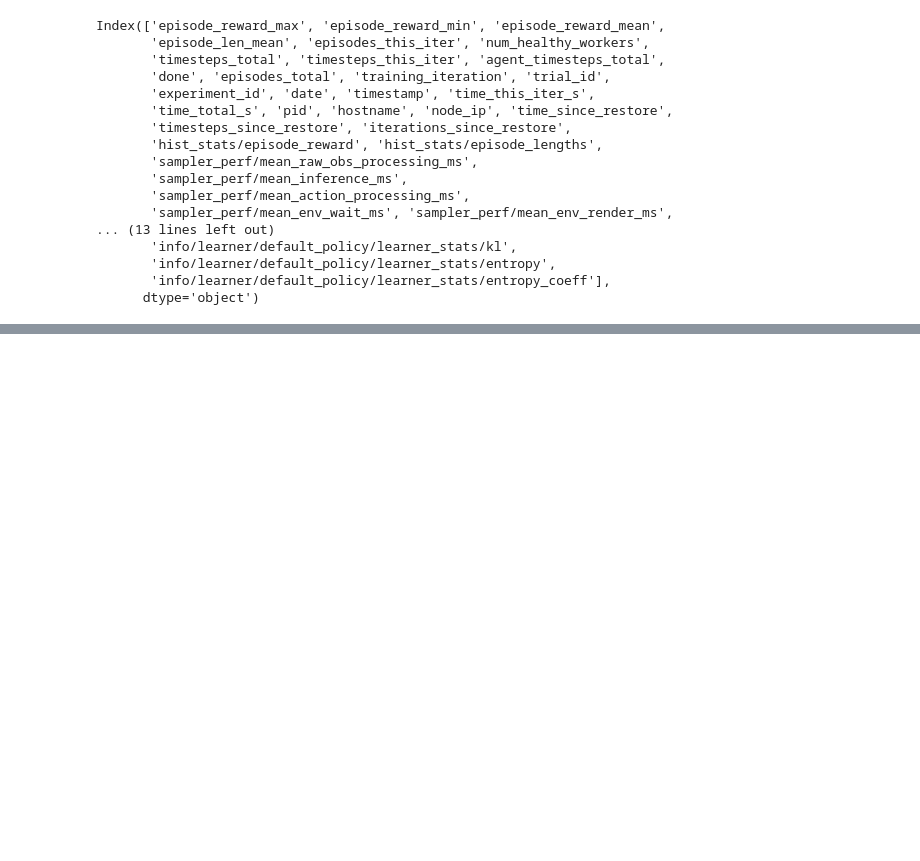
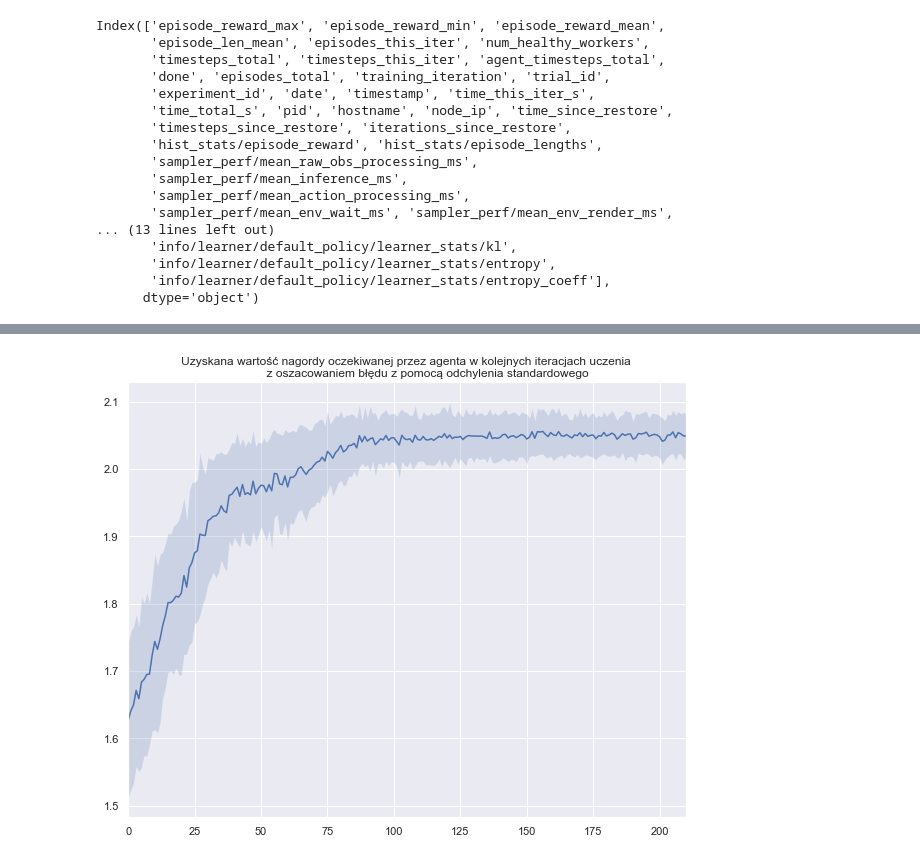
Before and after one commit to MilkSilk/masters_thesis, a Jupyter notebook: game_balance/src/figure_generation.ipynb, the cells around one changed output, grey strips where cells are left out. Cells and saved outputs as stored; diff of their text form; code cells hidden in the pictures; blank space fills up the shorter version.

```diff
--- a/game_balance/src/figure_generation.ipynb
+++ b/game_balance/src/figure_generation.ipynb
@@ -190,0 +218,27 @@ sns.relplot(
+# %%
+tsplot_data = plot_data.loc[:,['hist_stats/episode_reward']]
+# tsplot_data["avg"] = plot_data['hist_stats/episode_reward'].mean()
+# tsplot_data["sd"] = plot_data['hist_stats/episode_reward'].std()
+
+# tsplot_data
+
+tsplot_data["avg"] = pd.DataFrame(tsplot_data.loc[:,'hist_stats/episode_reward'].values.tolist()).mean(1)
+tsplot_data["sd"] = pd.DataFrame(tsplot_data.loc[:,'hist_stats/episode_reward'].values.tolist()).std(1)
+tsplot_data["cis0"] = tsplot_data["avg"] - tsplot_data["sd"]
+tsplot_data["cis1"] = tsplot_data["avg"] + tsplot_data["sd"]
+
+x = np.arange(tsplot_data.shape[0])
+
+plt.plot(x, tsplot_data["avg"])
+plt.fill_between(x, tsplot_data["cis0"], tsplot_data["cis1"], alpha=0.2)
+plt.margins(x=0)
+
+
+
+
+plt.title("Uzyskana wartość nagordy oczekiwanej przez agenta w kolejnych iteracjach uczenia \n \
+           z oszacowaniem błędu z pomocą odchylenia standardowego")
+plt.show()
+# tsplot_data
+# %% [output]
+[figure, added]
```
Also changed, not shown: parts of 10 cells of this notebook.
